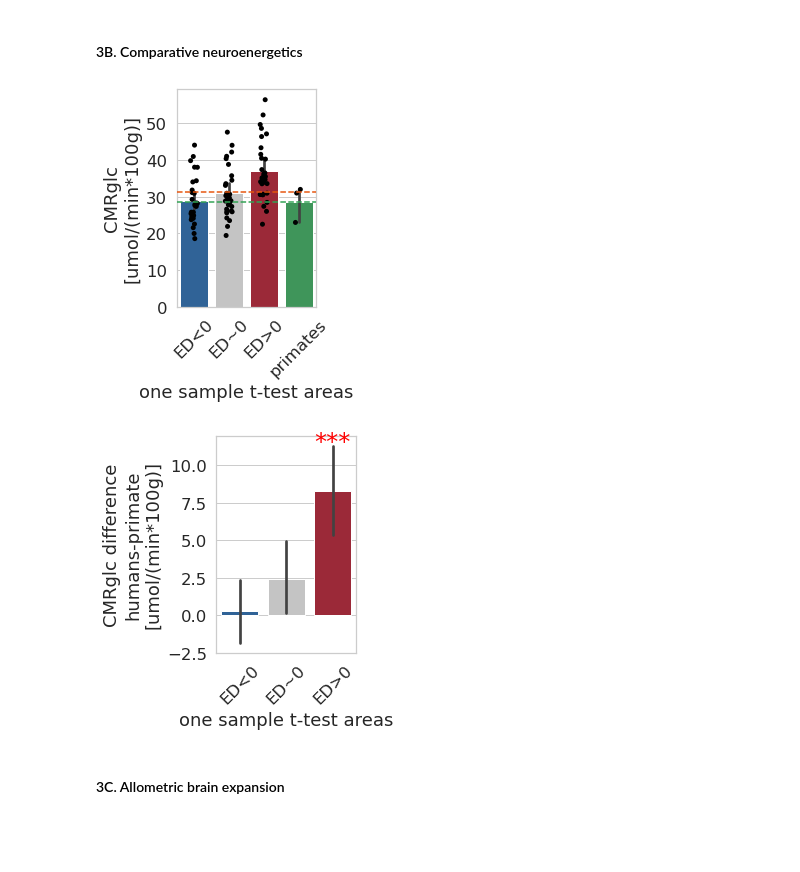
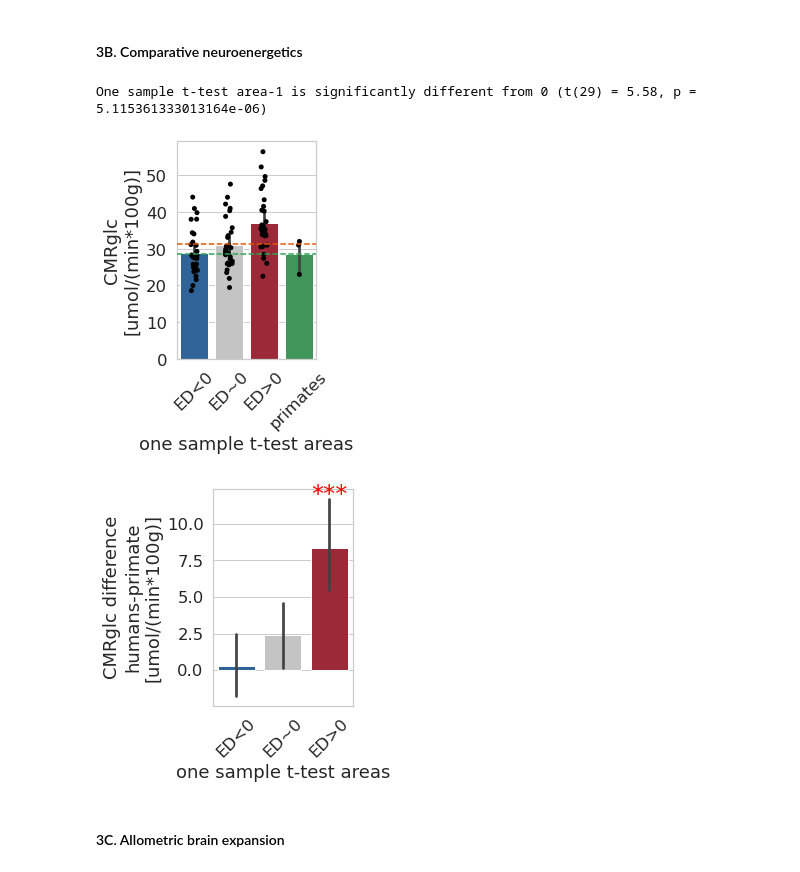
Before and after one commit to NeuroenergeticsLab/energetic_costs, a Jupyter notebook: scripts/Manuscript Figures.ipynb, the cells around one changed output. Saved outputs shown, nothing was run; the diff lists cells and outputs as text; code cells hidden in the pictures; blank space fills up the shorter version.

```diff
--- a/scripts/Manuscript Figures.ipynb
+++ b/scripts/Manuscript Figures.ipynb
@@ -337,7 +340,7 @@ all_avg_sel_vals = all_avg_roi_vals if roiwise_results else all_avg_vox_vals
 sel_x_var = x_var if not other_results else other_results
 sel_xlabel = xlabel if not other_results else 'SC strength [Z-score]'
 sel_xlabel = xlabel if other_results != 'std_dynamic_degree_z' else 'std(dynamic DC) [Z-score]'
-sel_sites = list(cohorts_metadata.keys())[:-1] if not dti_results else list(cohorts_metadata.keys())[:1]
+sel_sites = list(cohorts_metadata.keys())[:-1] if not other_results else list(cohorts_metadata.keys())[:1]
 palette_regplot_index = 5
 for site in sel_sites:
     filtered_index_lists = []
@@ -355,7 +358,7 @@ for site in sel_sites:
             palette_regplot += [plt.cm.tab20c([palette_regplot_index+7]).flatten()]
     src.functions.multiple_joinplot(all_avg_sel_vals,sel_x_var,y_var,filtered_index_lists,np_null_dists,filter_labels,palette_regplot,
                                     plt.cm.tab20c([palette_regplot_index+2]).flatten(),s=25 if roiwise_results else 0.1,
-                                    xlabel=sel_xlabel,ylabel=ylabel,xlim=(-2,3) if not dti_results else None,ylim=(10,50) if not dti_results else None,
+                                    xlabel=sel_xlabel,ylabel=ylabel,xlim=(-2,3) if not other_results else None,ylim=(10,50) if not other_results else None,
                                     legend_bbox_to_anchor=(-0.07,-0.6) if site=='TUM' else (-0.09,-0.5))
     palette_regplot_index += 4
 # %% [output]
@@ -586,35 +588,39 @@ for axx in plt.gcf().get_axes()[:-1]:
 # %%
 plt.figure(figsize=(2.5,4))
 sns.barplot(x="ostt_signed", y=pet_metric, data=all_ind_vox_vals.groupby(['sid','ostt_signed'],as_index=False).median(),hue="ostt_signed",dodge=False,
             palette=np.concatenate((getattr(plt.cm,sel_cm)(range(256))[24][np.newaxis,:],np.array(gray_c)[np.newaxis,:],getattr(plt.cm,sel_cm)(range(256))[231][np.newaxis,:],plt.cm.tab20c(range(20))[8][np.newaxis,:]),axis=0))
 plt.gca().get_legend().remove()
 sns.stripplot(x="ostt_signed", y=pet_metric, data=all_ind_vox_vals.groupby(['sid','ostt_signed'],as_index=False).median(),color='k')
 plt.gca().set_ylabel('\n'.join(ylabel.split(' ')))
 plt.gca().set_xticklabels(['ED<0', 'ED~0', 'ED>0', 'primates'])
 plt.gca().set_xticklabels(plt.gca().get_xticklabels(),rotation=45)
 plt.gca().set_xlabel('one sample t-test areas')
 plt.gca().axhline(all_ind_vox_vals.loc[all_ind_vox_vals.ostt_signed==2,y_var].mean(), 0, 1, linestyle='dashed', color=plt.cm.tab20c(range(20))[8], lw=1.5,zorder=10)
 plt.gca().axhline(all_ind_vox_vals.groupby(['roi_id'],as_index=False).median()[pet_metric].mean(), 0, 1, linestyle='dashed', color=plt.cm.tab20c(range(20))[4], lw=1.5,zorder=10)
 
 plt.figure(figsize=(2.5,4))
 apes_diff_sign_df = all_ind_vox_vals[(all_ind_vox_vals.ostt_signed!=2)].groupby(['sid','ostt_signed'],as_index=False).median()
 sns.barplot(x="ostt_signed", y=pet_metric+'_diff_apes', data=apes_diff_sign_df,hue="ostt_signed",dodge=False,
             palette=np.concatenate((getattr(plt.cm,sel_cm)(range(256))[24][np.newaxis,:],np.array(gray_c)[np.newaxis,:],getattr(plt.cm,sel_cm)(range(256))[231][np.newaxis,:]),axis=0))
 plt.gca().get_legend().remove()
 plt.gca().set(xlabel='one sample t-test areas', ylabel='CMRglc difference\nhumans-primate\n[umol/(min*100g)]', xticklabels=['ED<0', 'ED~0', 'ED>0'])
 plt.gca().set_xticklabels(plt.gca().get_xticklabels(),rotation=45)
 
 apes_diff_sign = []
 for ix in range(-1,2):
-    apes_diff_sign += [stats.ttest_1samp(apes_diff_sign_df[apes_diff_sign_df.ostt_signed==ix].cmrglc_diff_apes.to_numpy(), 0)[1]]
+    apes_diff_ttest = stats.ttest_1samp(apes_diff_sign_df[apes_diff_sign_df.ostt_signed==ix].cmrglc_diff_apes.to_numpy(), 0)
+    apes_diff_sign += [apes_diff_ttest[1]]
+    if apes_diff_ttest[1]<0.055:
+        print(f'One sample t-test area-{ix} is significantly different from 0 (t({apes_diff_sign_df[apes_diff_sign_df.ostt_signed==ix].shape[0]-1}) = {apes_diff_ttest[0]:.2f}, p = {apes_diff_ttest[1]})')
 apes_diff_sign = pg.multicomp(np.array(apes_diff_sign),method='bonf')[1]
 for ix in range(len(apes_diff_sign_df.ostt_signed.unique())):
     if apes_diff_sign[ix]<0.055:
         sign_text = '***' if apes_diff_sign[ix]<0.0001 else '*'
         plt.gca().text(ix, plt.gca().get_ylim()[1]-1.25, sign_text, ha='center', va='bottom', color='r', size=24)
 # %% [output]
+One sample t-test area-1 is significantly different from 0 (t(29) = 5.58, p = 5.115361333013164e-06)
-[figure, old version]
+[figure, new version]
-[figure, old version]
+[figure, new version]
 # %% [markdown]
 #### 3C. Allometric brain expansion
 # %%
```
Also changed, not shown: parts of 8 cells of this notebook, 4 other files.
